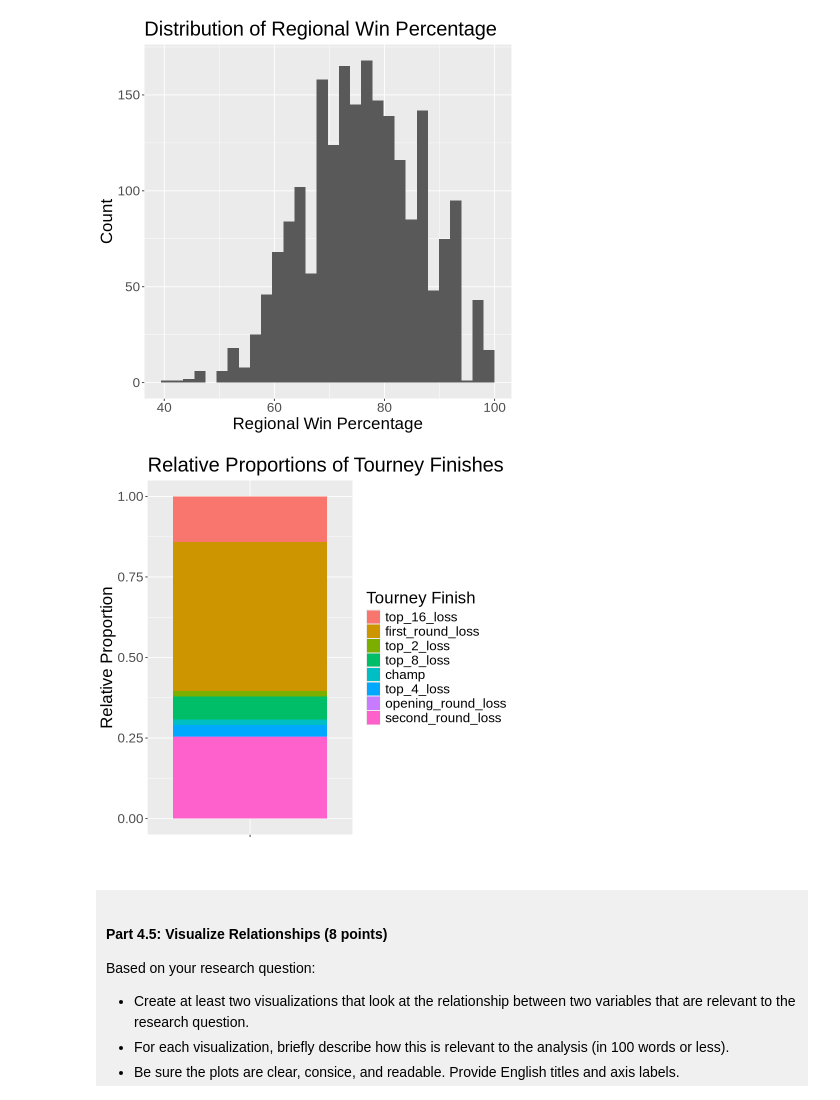
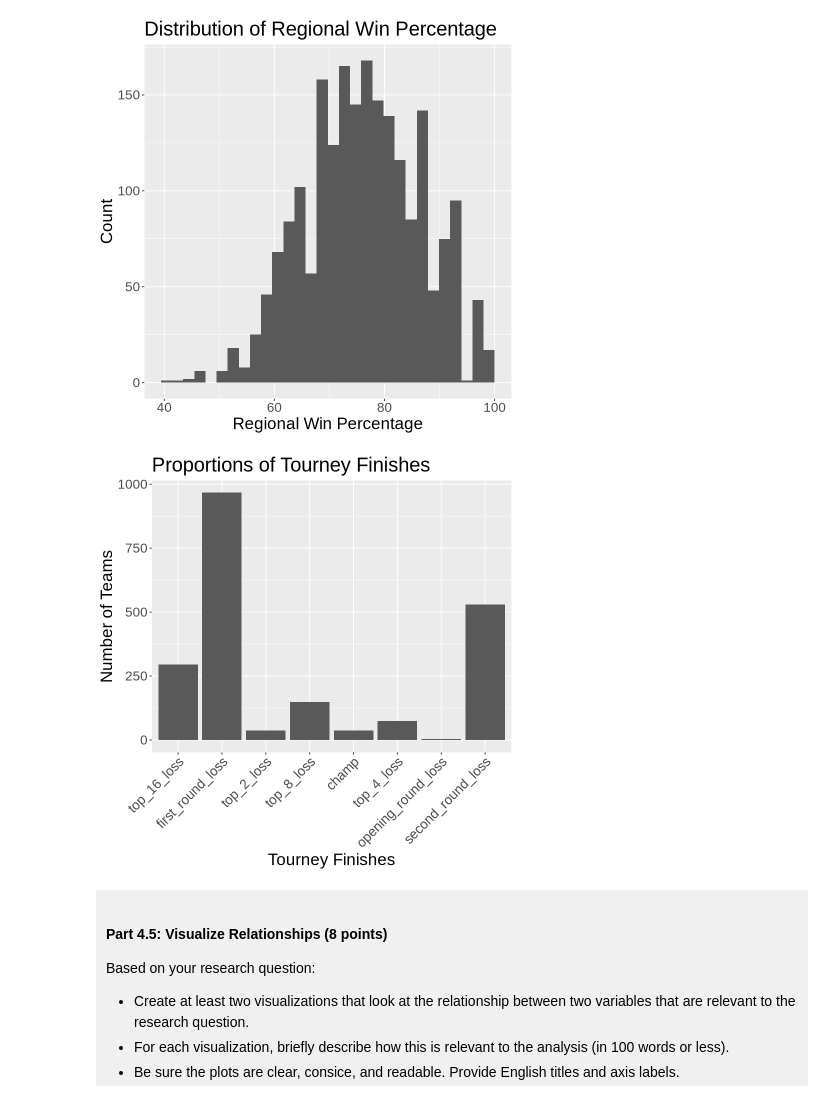
Before and after one commit to calebchow028/dsci-100-project-caleb-chow, a Jupyter notebook: dsci-100-project-notebook.ipynb, the cells around one changed output. Cells and saved outputs as stored; diff of their text form; code cells hidden in the pictures.

Commit message:
add two visualizations for part 4.5 and add analysis outline

```diff
--- a/dsci-100-project-notebook.ipynb
+++ b/dsci-100-project-notebook.ipynb
@@ -357,27 +357,17 @@ reg_wins_pct_distri
 `stat_bin()` using `bins = 30`. Pick better value with `binwidth`.
 [figure]
 # %%
-# stub <- tidy_wmm_data |>
-#     ggplot(aes(x = tourney_finish)) +
-#     geom_bar() +
-#     labs(x = "Tourney Finishes",
-#          y = "Number of Teams") +
-#     theme(text = element_text(size = 20),
-#           axis.text.x = element_text(angle = 45, hjust = 1)) +
-#     ggtitle("Proportions of Tourney Finishes")
-# stub
-stub <- tidy_wmm_data |>
-    ggplot(aes(x = "", fill = tourney_finish)) +
-    geom_bar(position = "fill") +
-    labs(x = "",
-         y = "Relative Proportion",
-         fill = "Tourney Finish") +
-    theme(text = element_text(size = 20)) +
-    ggtitle("Relative Proportions of Tourney Finishes")
-
-stub
+tourney_finish_propor <- tidy_wmm_data |>
+    ggplot(aes(x = tourney_finish)) +
+    geom_bar() +
+    labs(x = "Tourney Finishes",
+         y = "Number of Teams") +
+    theme(text = element_text(size = 20),
+          axis.text.x = element_text(angle = 45, hjust = 1)) +
+    ggtitle("Proportions of Tourney Finishes")
+tourney_finish_propor
 # %% [output]
-[figure, old version]
+[figure, new version]
 # %% [markdown]
 <div style="background-color: #f0f0f0; padding: 10px;">
 
```
Also changed, not shown: parts of 5 cells of this notebook.
